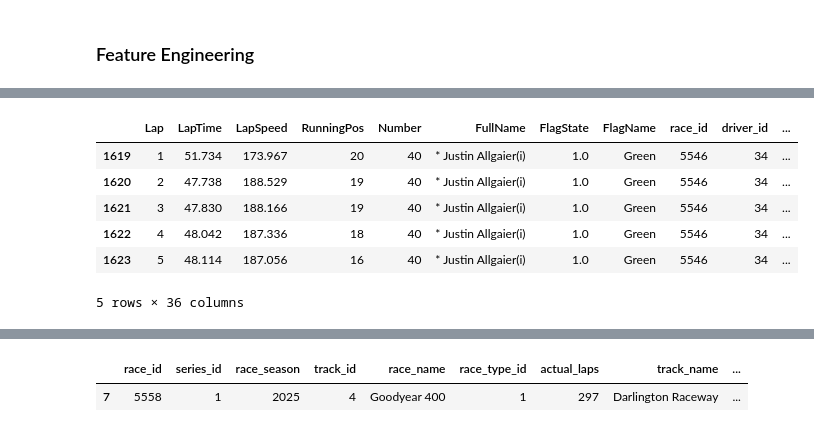
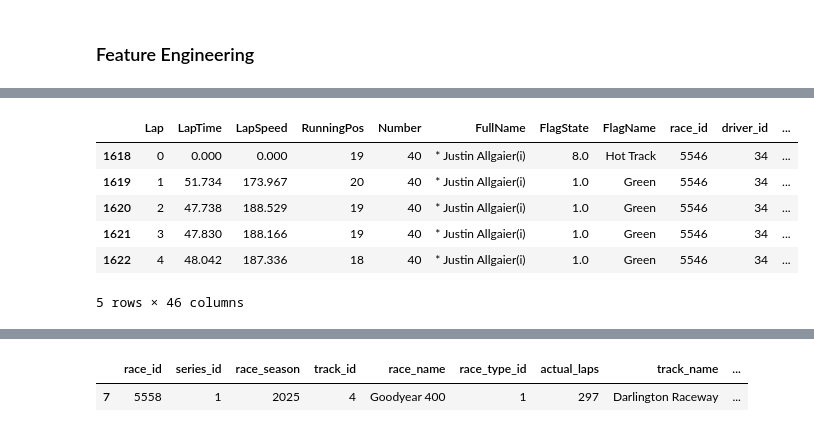
Before and after one commit to sieloffs/NASCAR-Analytics, a Jupyter notebook: Functions for Web Scraping.ipynb, the cells around one changed output, grey strips where cells are left out. Saved outputs shown, nothing was run; the diff lists cells and outputs as text; code cells hidden in the pictures.

```diff
--- a/Functions for Web Scraping.ipynb
+++ b/Functions for Web Scraping.ipynb
@@ -150,6 +151,8 @@ pit_df = fetch_pit_data(series_num,race_ids)
 # %%
 # merging the results df with the lap data to get result for each race
 merged_df = lap_df.merge(results, left_on=['race_id', 'NASCARDriverID'], right_on= ['race_id', 'driver_id'])
+races_clean = races[['race_id', 'track_type']]
+merged_df = merged_df.merge(races_clean, left_on=['race_id'], right_on=['race_id'])
 merged_df.head()
 # %% [output]
 |  | Lap | LapTime | LapSpeed | RunningPos | Number | FullName | NASCARDriverID | LapsCompleted | FlagState | ... |
@@ -186,10 +193,7 @@ df = df.drop(columns = ['NASCARDriverID', 'lap_count', 'LapsCompleted', 'vehicle
 # %%
-df = df[df['FlagName'] == "Green"]
+#df = df[df['FlagName'] == "Green"]
 
 
-# adding pit stop binary column
-df['PitStop'] = df['pit_stop_type'].notnull().astype(int)
-df = df.rename(columns={'ps': 'Finish Position', 'Running Pos': 'Position', 'laps': 'Total Laps'})
 
 # removing punctuations from lap speed and converting to float
 df = df.replace({'LapSpeed': {',': ''}}, regex=True)
@@ -213,13 +217,24 @@ df['Number of Tires Changed'] = (df['left_front_tire_changed'] + df['right_front
 
 df['Tire Change'] = (df['Number of Tires Changed'] > 0).astype(int)
 
-df["pit_stint"] = (
+df["tire_stint"] = (
     df.groupby(["race_id", "driver_id"])["Tire Change"]
       .cumsum()
 )
 
+df["pit_stint"] = (
+    df.groupby(["race_id", "driver_id"])["PitStop"]
+      .cumsum()
+)
+
+df["Laps Since Pit"] = (
+    df.groupby(["race_id", "driver_id","pit_stint"])
+      .cumcount()
+)
+
+
 df["Tire Age"] = (
-    df.groupby(["race_id", "driver_id", "pit_stint"])
+    df.groupby(["race_id", "driver_id", "tire_stint"])
       .cumcount()
 )
 
@@ -235,36 +250,90 @@ df["Laps Led"] = (
 df["Avg Position L5"] = (
     df.groupby(["race_id", "driver_id"])["RunningPos"]
       .transform(
           lambda x: x.shift(1).rolling(5, min_periods=1).mean()
       )
 )
 
+df["Avg Speed L5"] = (
+    df.groupby(["race_id", "driver_id"])["Speed Rank"]
+      .transform(
+          lambda x: x.shift(1).rolling(5, min_periods=1).mean()
+      )
+)
+
+df["Avg Speed L15"] = (
+    df.groupby(["race_id", "driver_id"])["Speed Rank"]
+      .transform(
+          lambda x: x.shift(1).rolling(15, min_periods=1).mean()
+      )
+)
+
 df["Position Change 5"] = (
     df.groupby(["race_id","driver_id"])["RunningPos"]
       .shift(5)
       .sub(df["RunningPos"])
 )
+
+df["Position Change 15"] = (
+    df.groupby(["race_id","driver_id"])["RunningPos"]
+      .shift(15)
+      .sub(df["RunningPos"])
+)
+
 
 df["Avg Position"] = (
     df.groupby(["race_id", "driver_id"])["RunningPos"]
       .expanding()
       .mean()
       .reset_index(level=[0, 1], drop=True)
 )
 
 df["Is Caution"] = (df["FlagName"] == "Yellow").astype(int)
 df["Is Green"] = (df["FlagName"] == "Green").astype(int)
 
+df["Is Restart"] = (
+    df.groupby(["race_id", "driver_id"])["FlagName"]
+      .transform(lambda x: (x == "Green") & (x.shift(1) != "Green"))
+)
+
+df["restart_segment"] = (
+    df.groupby(["race_id", "driver_id"])["Is Restart"]
+      .cumsum()
+)
+
+df["LapsSinceRestart"] = (
+    df.groupby(["race_id", "driver_id", "restart_segment"])
+      .cumcount()
+)
+
+df["LapsSinceRestart"] = np.where(
+    df["Is Green"] == 1,
+    df["LapsSinceRestart"],
+    0
+)
+
+def restart_phase(x):
+    if x <= 3:
+        return 0
+    elif x <= 10:
+        return 1
+    elif x <= 25:
+        return 2
+    else:
+        return 3
+
+df["RestartPhase"] = df["LapsSinceRestart"].apply(restart_phase)
+
 df["Winner"] = (df["Finish Position"] <= 3).astype(int)
 
 df = df.fillna(0)
 df['Tire Age Difference'] = df['Tire Age'] - df['Avg Tire Age']
 df.head()
 # %% [output]
 |  | Lap | LapTime | LapSpeed | RunningPos | Number | FullName | FlagState | FlagName | race_id | driver_id | ... |
+| 1618 | 0 | 0.000 | 0.000 | 19 | 40 | * Justin Allgaier(i) | 8.0 | Hot Track | 5546 | 34 | ... |
 | 1619 | 1 | 51.734 | 173.967 | 20 | 40 | * Justin Allgaier(i) | 1.0 | Green | 5546 | 34 | ... |
 | 1620 | 2 | 47.738 | 188.529 | 19 | 40 | * Justin Allgaier(i) | 1.0 | Green | 5546 | 34 | ... |
 | 1621 | 3 | 47.830 | 188.166 | 19 | 40 | * Justin Allgaier(i) | 1.0 | Green | 5546 | 34 | ... |
 | 1622 | 4 | 48.042 | 187.336 | 18 | 40 | * Justin Allgaier(i) | 1.0 | Green | 5546 | 34 | ... |
-| 1623 | 5 | 48.114 | 187.056 | 16 | 40 | * Justin Allgaier(i) | 1.0 | Green | 5546 | 34 | ... |
-5 rows × 36 columns
+5 rows × 46 columns
```
Also changed, not shown: parts of 18 cells of this notebook.
